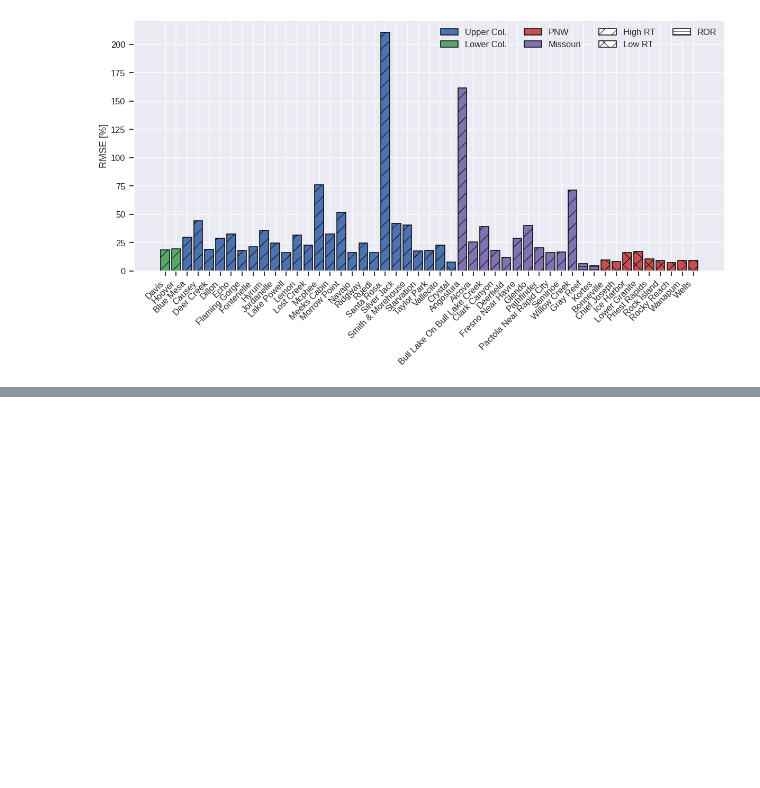
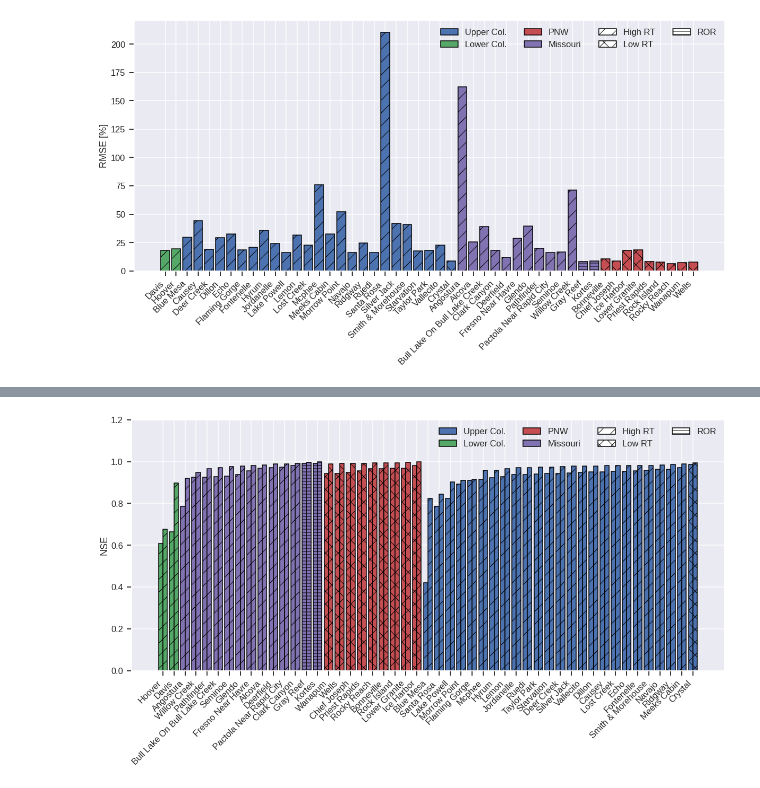
Before and after one commit to lcford2/predict-release, a Jupyter notebook: apply_models/plotting/application_plots.ipynb, the cells around one changed output, grey strips where cells are left out. Saved outputs shown, nothing was run; the diff lists cells and outputs as text; code cells hidden in the pictures; blank space fills up the shorter version.

Commit message:
plotting results

```diff
--- a/apply_models/plotting/application_plots.ipynb
+++ b/apply_models/plotting/application_plots.ipynb
@@ -52,2 +93,3 @@ def get_mean_release(results):
 # %%
 metrics = combine_res_metrics(results)
+fit_metrics = get_fit_metrics(metrics)
@@ -219,0 +291,41 @@ meta[meta["rel_inf_corr"] > 0.99]
+# %%
+plot_fit_scores = fit_metrics.loc[
+    (fit_metrics["metric"] == "r2_score") & ~(fit_metrics["site_name"].isin(drop_res))
+]
+
+plot_fit_rmse = fit_metrics.loc[
+    (fit_metrics["metric"] == "rmse") & ~(fit_metrics["site_name"].isin(drop_res))
+]
+# %%
+basin_colors_2 = {j:sns.color_palette()[i] for i,j in enumerate(["upper_col", "lower_col", "pnw", "missouri"])}
+# %%
+plot_scores = plot_scores.sort_values(by=["basin", "value"])
+plot_fit_scores = plot_fit_scores.sort_values(by=["basin", "value"])
+# %%
+fig, ax = plt.subplots(1,1,figsize=(20,8.7))
+colors = [basin_colors[i] for i in plot_scores["basin"]]
+colors2 = [basin_colors_2[i] for i in plot_fit_scores["basin"]]
+hatchs = [group_hatch[i] for i in plot_scores["group"]]
+width = 0.4
+lx = [i - width/2 for i in range(plot_scores.shape[0])]
+rx = [i + width/2 for i in range(plot_fit_scores.shape[0])]
+ax.bar(lx, plot_scores["value"], edgecolor="k", color=colors, hatch=hatchs, width=width)
+ax.bar(rx, plot_fit_scores["value"], edgecolor="k", color=colors2, hatch=hatchs, width=width)
+ax.set_xticks(range(plot_fit_scores.shape[0]))
+ax.set_xticklabels(plot_fit_scores["site_name"], ha="right", rotation=45)
+handles = [
+    mpatch(facecolor=basin_colors["upper_col"], edgecolor="k"),
+    mpatch(facecolor=basin_colors["lower_col"], edgecolor="k"),
+    mpatch(facecolor=basin_colors["pnw"], edgecolor="k"),
+    mpatch(facecolor=basin_colors["missouri"], edgecolor="k"),
+    mpatch(facecolor="w", edgecolor="k", hatch="/"),
+    mpatch(facecolor="w", edgecolor="k", hatch="x"),
+    mpatch(facecolor="w", edgecolor="k", hatch="--")
+]
+labels = ["Upper Col.", "Lower Col.", "PNW", "Missouri", "High RT", "Low RT", "ROR"]
+ax.set_ylim(0, 1.2)
+ax.legend(handles, labels, loc="best", ncol=4)
+ax.set_ylabel("NSE")
+plt.show()
+# %% [output]
+[figure, added]
```
Also changed, not shown: parts of 12 cells of this notebook, 2 other files.
